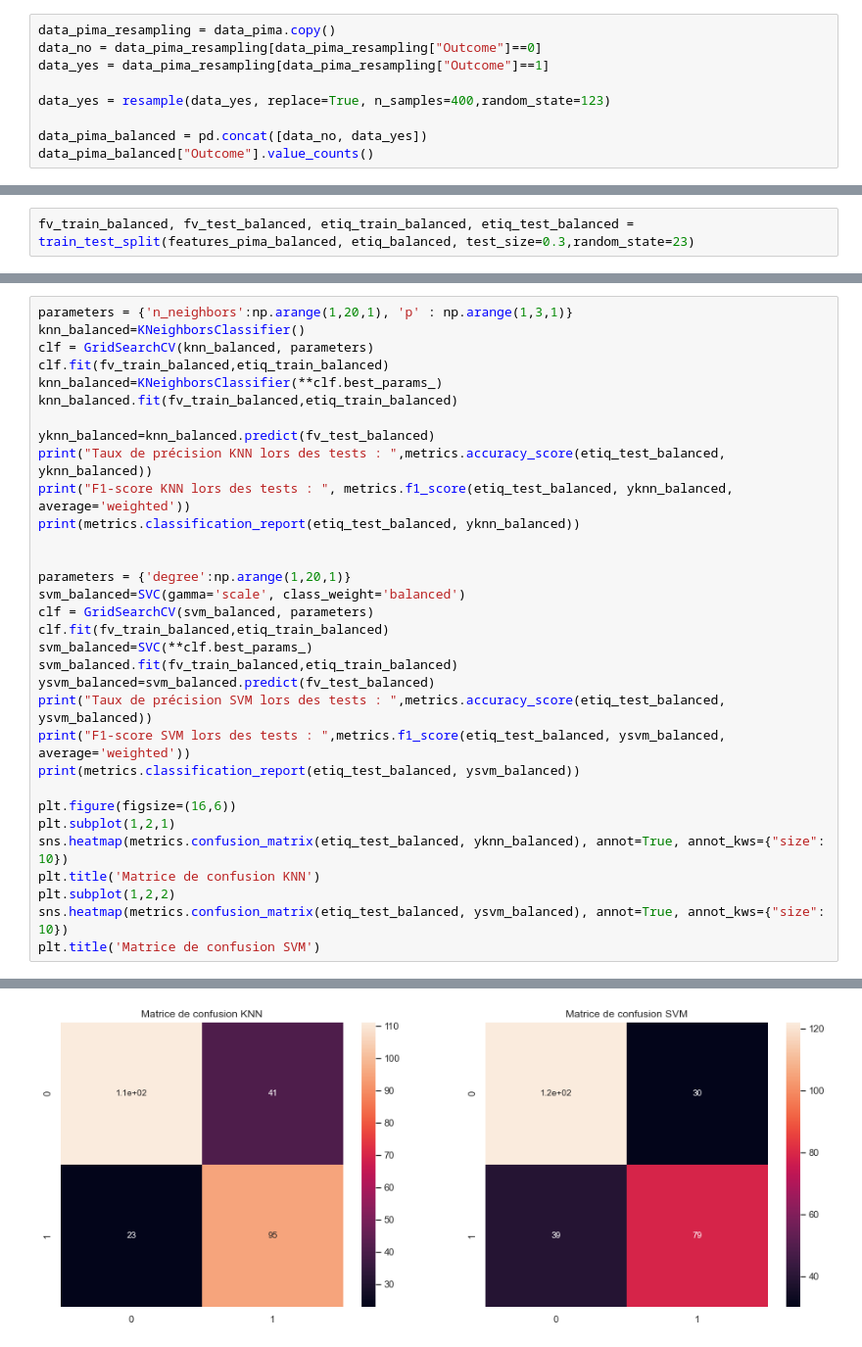
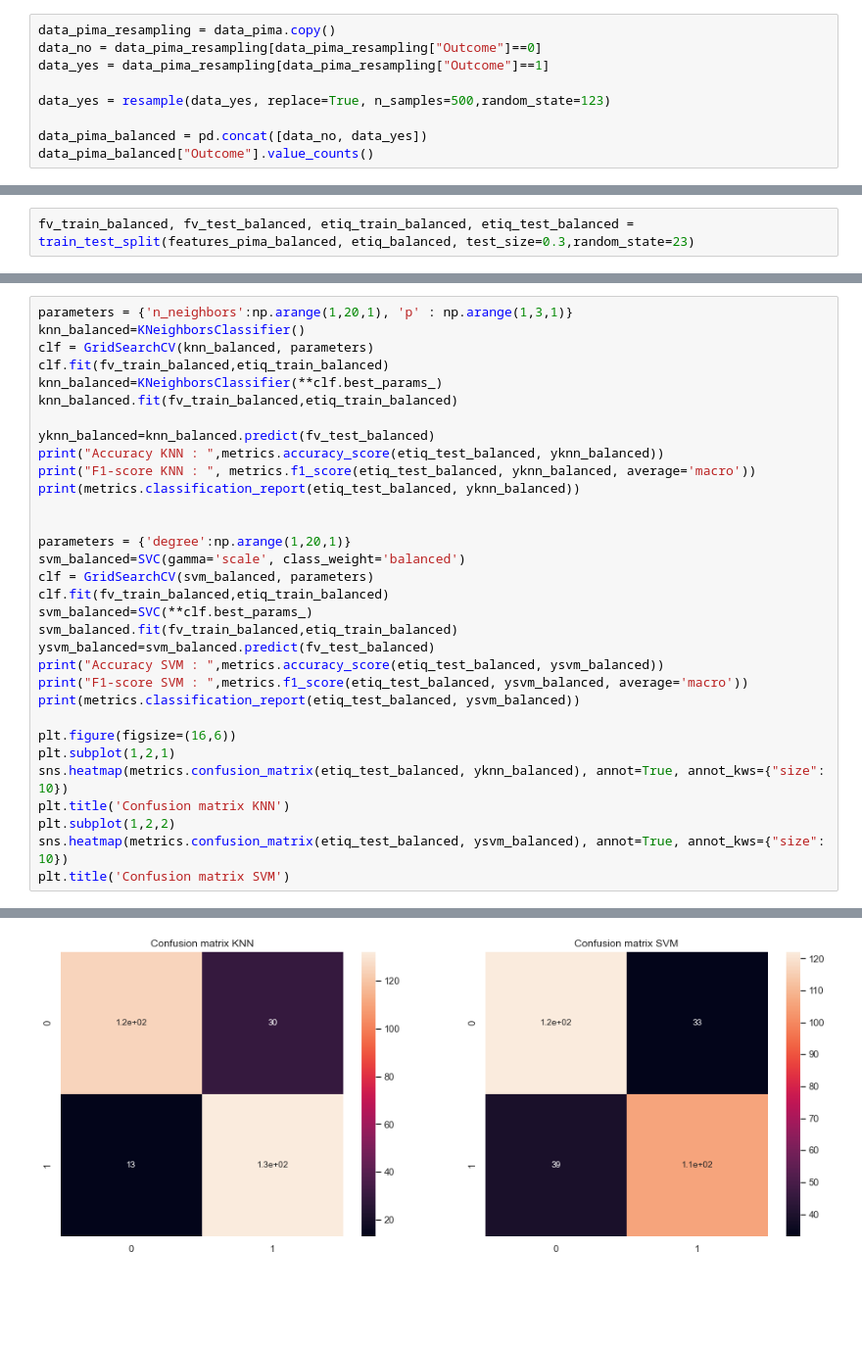
Before and after one commit to MohamedNennouche/pima-diabetes, a Jupyter notebook: pima-notebook.ipynb, the cells around one changed output, grey strips where cells are left out. Shown at 98% size. Cells and saved outputs as stored; diff of their text form; blank space fills up the shorter version.

```diff
--- a/pima-notebook.ipynb
+++ b/pima-notebook.ipynb
@@ -539,7 +543,7 @@ data_pima_resampling = data_pima.copy()
 data_no = data_pima_resampling[data_pima_resampling["Outcome"]==0]
 data_yes = data_pima_resampling[data_pima_resampling["Outcome"]==1]
 
-data_yes = resample(data_yes, replace=True, n_samples=400,random_state=123)
+data_yes = resample(data_yes, replace=True, n_samples=500,random_state=123)
 
 data_pima_balanced = pd.concat([data_no, data_yes])
 data_pima_balanced["Outcome"].value_counts()
@@ -562,8 +568,8 @@ knn_balanced=KNeighborsClassifier(**clf.best_params_)
 knn_balanced.fit(fv_train_balanced,etiq_train_balanced)
 
 yknn_balanced=knn_balanced.predict(fv_test_balanced)
-print("Taux de précision KNN lors des tests : ",metrics.accuracy_score(etiq_test_balanced, yknn_balanced))
-print("F1-score KNN lors des tests : ", metrics.f1_score(etiq_test_balanced, yknn_balanced, average='weighted'))
+print("Accuracy KNN : ",metrics.accuracy_score(etiq_test_balanced, yknn_balanced))
+print("F1-score KNN : ", metrics.f1_score(etiq_test_balanced, yknn_balanced, average='macro'))
 print(metrics.classification_report(etiq_test_balanced, yknn_balanced))
 
 
@@ -574,15 +580,15 @@ clf.fit(fv_train_balanced,etiq_train_balanced)
 svm_balanced=SVC(**clf.best_params_)
 svm_balanced.fit(fv_train_balanced,etiq_train_balanced)
 ysvm_balanced=svm_balanced.predict(fv_test_balanced)
-print("Taux de précision SVM lors des tests : ",metrics.accuracy_score(etiq_test_balanced, ysvm_balanced))
-print("F1-score SVM lors des tests : ",metrics.f1_score(etiq_test_balanced, ysvm_balanced, average='weighted'))
+print("Accuracy SVM : ",metrics.accuracy_score(etiq_test_balanced, ysvm_balanced))
+print("F1-score SVM : ",metrics.f1_score(etiq_test_balanced, ysvm_balanced, average='macro'))
 print(metrics.classification_report(etiq_test_balanced, ysvm_balanced))
 
 plt.figure(figsize=(16,6))
 plt.subplot(1,2,1)
 sns.heatmap(metrics.confusion_matrix(etiq_test_balanced, yknn_balanced), annot=True, annot_kws={"size": 10})
-plt.title('Matrice de confusion KNN')
+plt.title('Confusion matrix KNN')
 plt.subplot(1,2,2)
 sns.heatmap(metrics.confusion_matrix(etiq_test_balanced, ysvm_balanced), annot=True, annot_kws={"size": 10})
-plt.title('Matrice de confusion SVM')
+plt.title('Confusion matrix SVM')
 # %% [output]
@@ -607 +613 @@ Text(0.5, 1.0, 'Matrice de confusion SVM')
-[figure, old version]
+[figure, new version]
```
Also changed, not shown: parts of 15 cells of this notebook, 1 other file.
